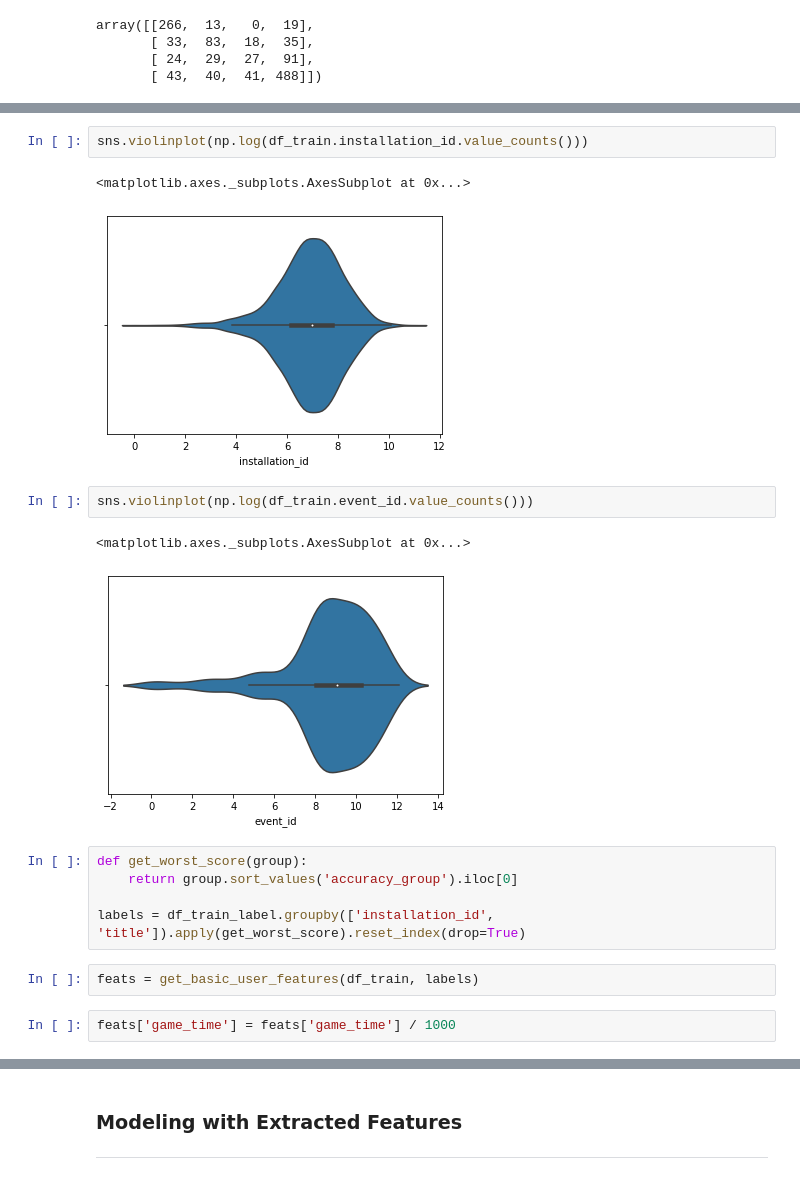
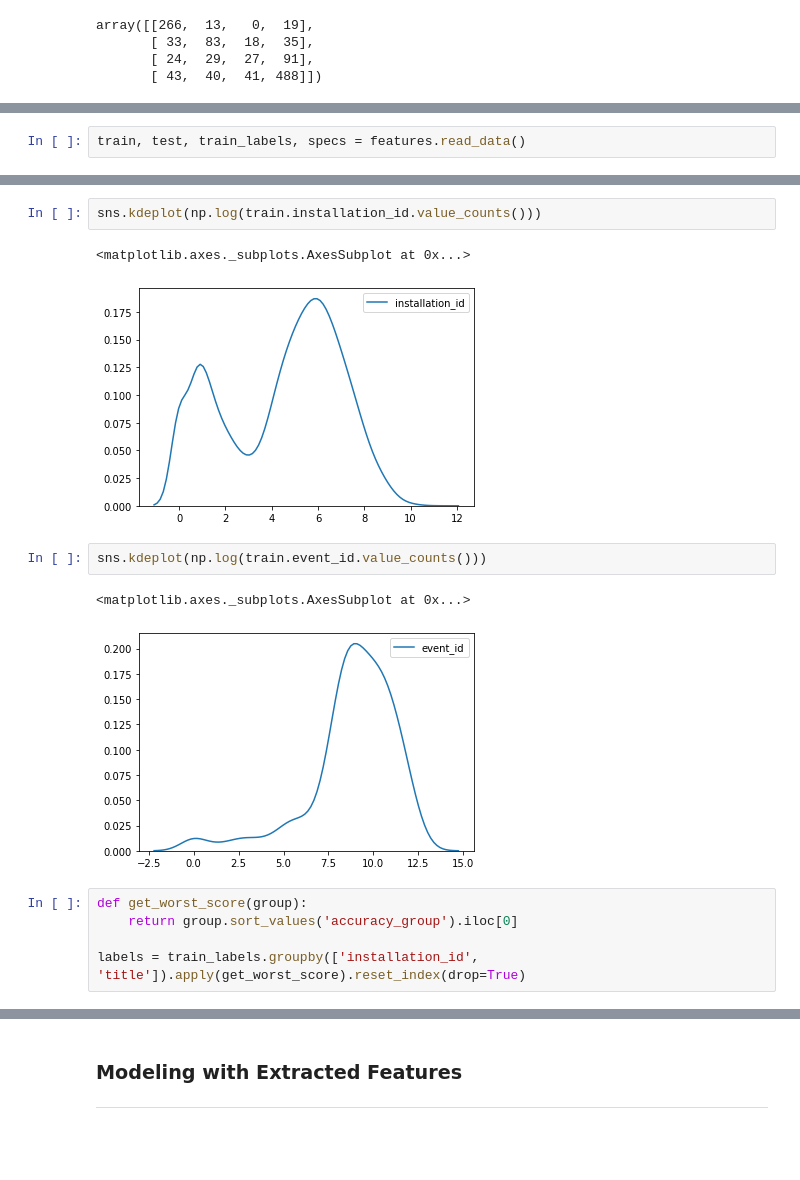
Before and after one commit to skylerroh/kaggle-educational-app-predictions, a Jupyter notebook: W207_Final_Project_Baseline.ipynb, the cells around one changed output, grey strips where cells are left out. Cells and saved outputs as stored; diff of their text form; blank space fills up the shorter version.

```diff
--- a/W207_Final_Project_Baseline.ipynb
+++ b/W207_Final_Project_Baseline.ipynb
@@ -527,0 +463,2 @@ import seaborn as sns
+# %%
+train, test, train_labels, specs = features.read_data()
@@ -543,21 +489,17 @@ Index(['game_session', 'installation_id', 'title', 'num_correct',
        'num_incorrect', 'accuracy', 'accuracy_group'],
       dtype='object')
 # %%
-sns.violinplot(np.log(df_train.installation_id.value_counts()))
+sns.kdeplot(np.log(train.installation_id.value_counts()))
 # %% [output]
 <matplotlib.axes._subplots.AxesSubplot at 0x...>
-[figure, old version]
+[figure, new version]
 # %%
-sns.violinplot(np.log(df_train.event_id.value_counts()))
+sns.kdeplot(np.log(train.event_id.value_counts()))
 # %% [output]
 <matplotlib.axes._subplots.AxesSubplot at 0x...>
-[figure, old version]
+[figure, new version]
 # %%
 def get_worst_score(group):
     return group.sort_values('accuracy_group').iloc[0]
 
-labels = df_train_label.groupby(['installation_id', 'title']).apply(get_worst_score).reset_index(drop=True)
+labels = train_labels.groupby(['installation_id', 'title']).apply(get_worst_score).reset_index(drop=True)
-# %%
-feats = get_basic_user_features(df_train, labels)
-# %%
-feats['game_time'] = feats['game_time'] / 1000
```
Also changed, not shown: parts of 43 cells of this notebook.
